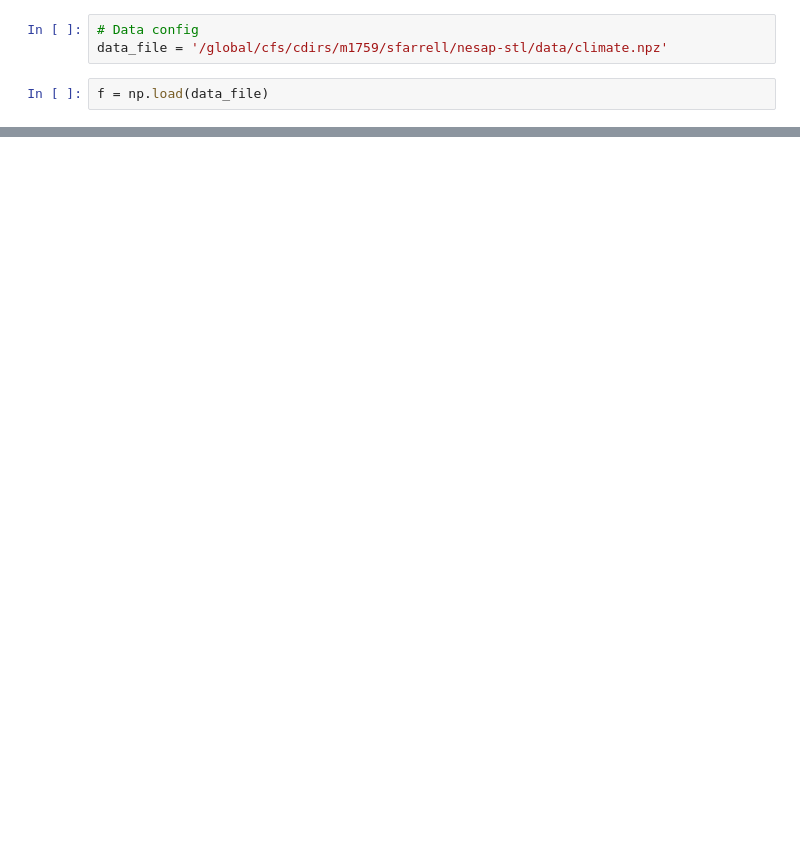
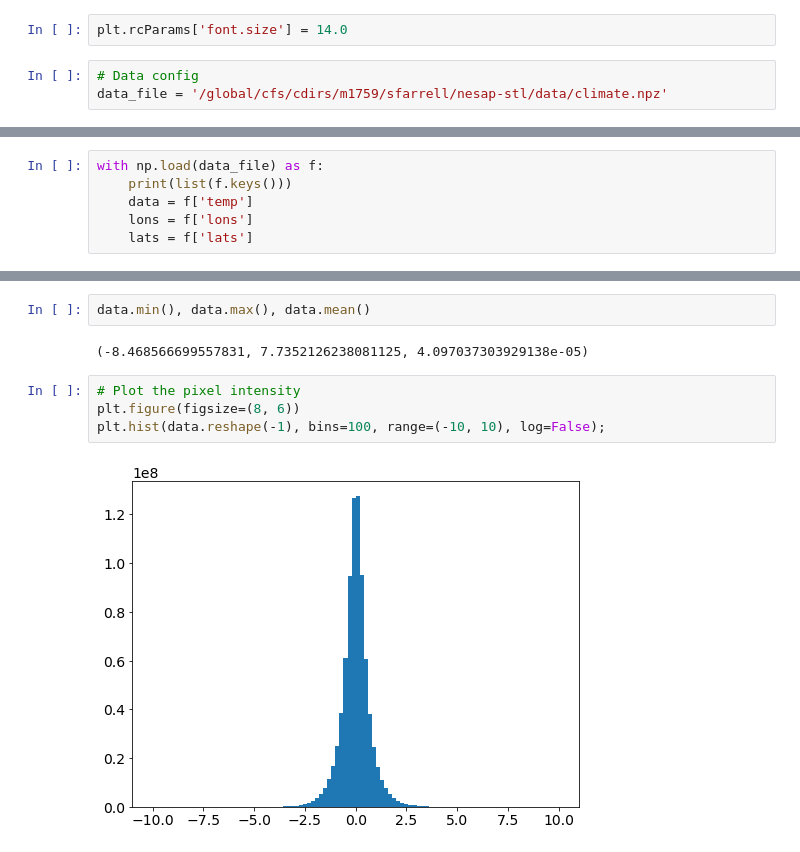
Before and after one commit to sparticlesteve/nesap-stl, a Jupyter notebook: notebooks/ClimateDev.ipynb, the cells around one changed output, grey strips where cells are left out. Cells and saved outputs as stored; diff of their text form; blank space fills up the shorter version.

```diff
--- a/notebooks/ClimateDev.ipynb
+++ b/notebooks/ClimateDev.ipynb
@@ -11,5 +16,5 @@ from datasets import get_datasets
+# %%
+plt.rcParams['font.size'] = 14.0
 # %%
 # Data config
 data_file = '/global/cfs/cdirs/m1759/sfarrell/nesap-stl/data/climate.npz'
-# %%
-f = np.load(data_file)
@@ -26,0 +21,6 @@ train_dataset, valid_dataset, _ = get_datasets(name='climate', data_file=data_fi
+# %%
+with np.load(data_file) as f:
+    print(list(f.keys()))
+    data = f['temp']
+    lons = f['lons']
+    lats = f['lats']
@@ -26,0 +37,10 @@ train_dataset, valid_dataset, _ = get_datasets(name='climate', data_file=data_fi
+# %%
+data.min(), data.max(), data.mean()
+# %% [output]
+(-8.468566699557831, 7.7352126238081125, 4.097037303929138e-05)
+# %%
+# Plot the pixel intensity
+plt.figure(figsize=(8, 6))
+plt.hist(data.reshape(-1), bins=100, range=(-10, 10), log=False);
+# %% [output]
+[figure, added]
```
Also changed, not shown: parts of 10 cells of this notebook, 1 other file.
